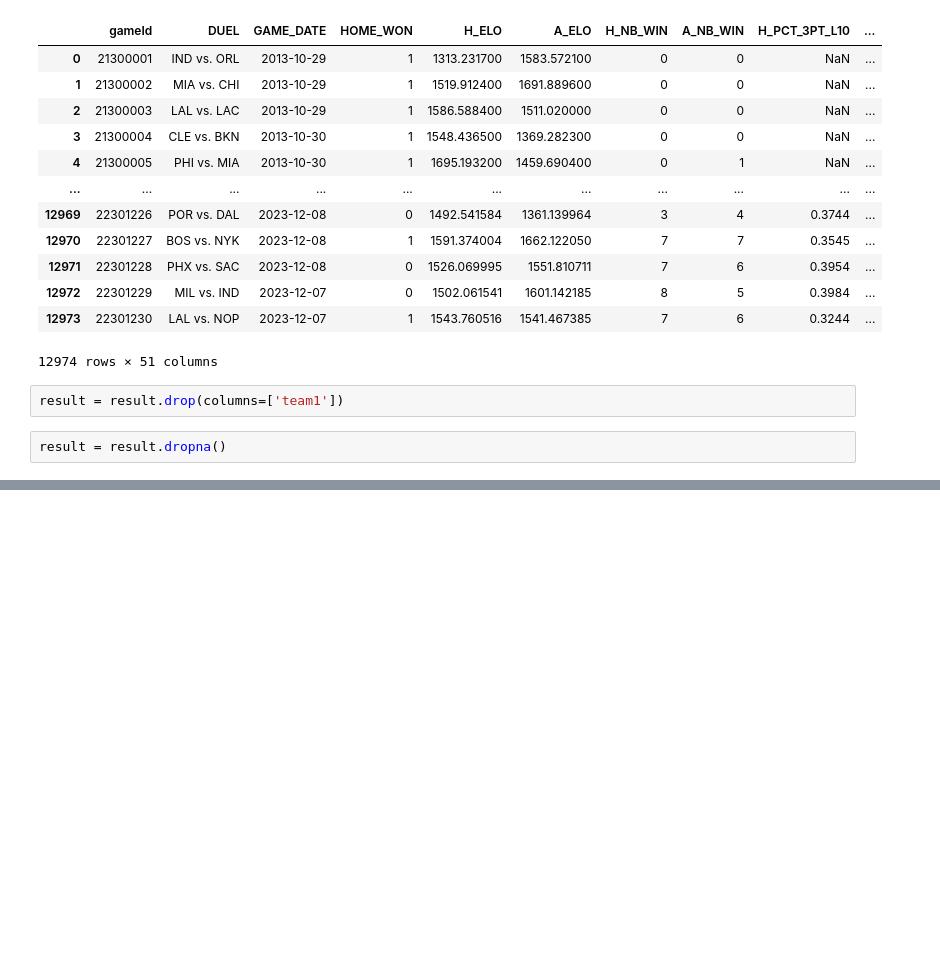
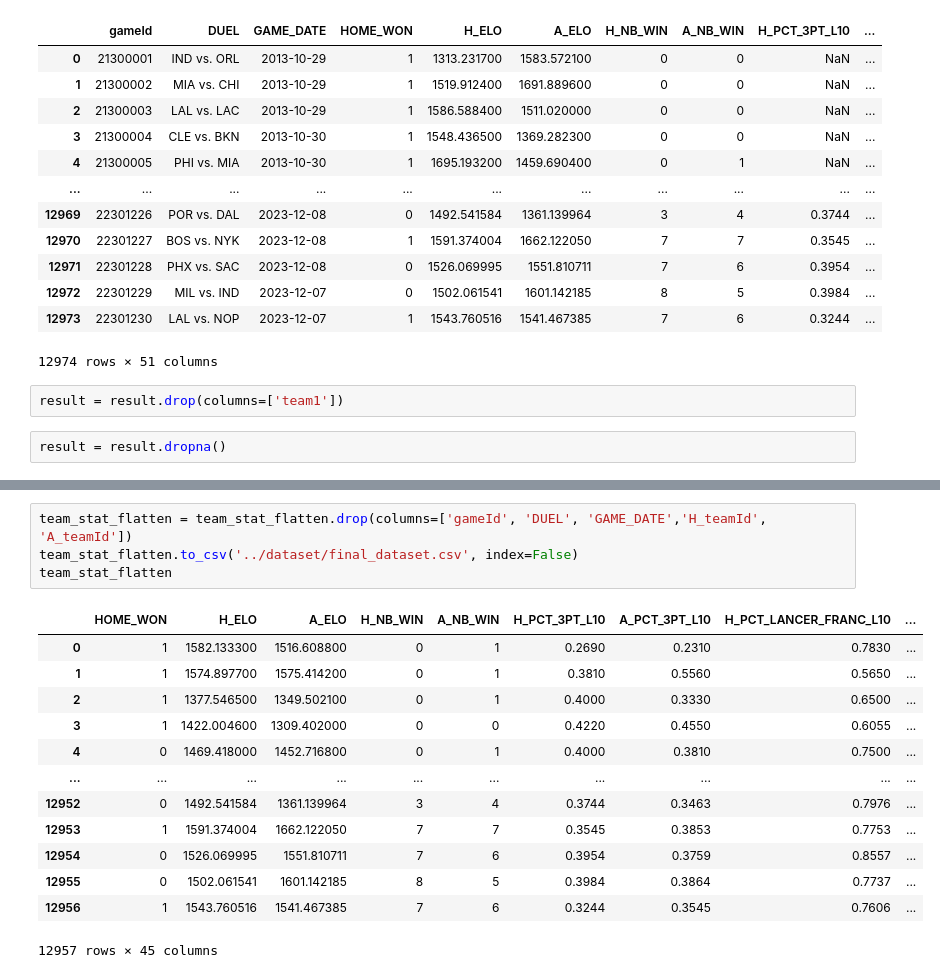
Before and after one commit to ddesangesl/PA-NBA, a Jupyter notebook: src/flat_dataset.ipynb, the cells around one changed output, grey strips where cells are left out. Saved outputs shown, nothing was run; the diff lists cells and outputs as text; blank space fills up the shorter version.

```diff
--- a/src/flat_dataset.ipynb
+++ b/src/flat_dataset.ipynb
@@ -261,0 +281,18 @@ result.to_csv('../dataset/team_stat_flatten.csv', index=False)
+# %%
+team_stat_flatten = team_stat_flatten.drop(columns=['gameId', 'DUEL', 'GAME_DATE','H_teamId', 'A_teamId'])
+team_stat_flatten.to_csv('../dataset/final_dataset.csv', index=False)
+team_stat_flatten
+# %% [output]
+|  | HOME_WON | H_ELO | A_ELO | H_NB_WIN | A_NB_WIN | H_PCT_3PT_L10 | A_PCT_3PT_L10 | H_PCT_LANCER_FRANC_L10 | ... |
+| 0 | 1 | 1582.133300 | 1516.608800 | 0 | 1 | 0.2690 | 0.2310 | 0.7830 | ... |
+| 1 | 1 | 1574.897700 | 1575.414200 | 0 | 1 | 0.3810 | 0.5560 | 0.5650 | ... |
+| 2 | 1 | 1377.546500 | 1349.502100 | 0 | 1 | 0.4000 | 0.3330 | 0.6500 | ... |
+| 3 | 1 | 1422.004600 | 1309.402000 | 0 | 0 | 0.4220 | 0.4550 | 0.6055 | ... |
+| 4 | 0 | 1469.418000 | 1452.716800 | 0 | 1 | 0.4000 | 0.3810 | 0.7500 | ... |
+| ... | ... | ... | ... | ... | ... | ... | ... | ... | ... |
+| 12952 | 0 | 1492.541584 | 1361.139964 | 3 | 4 | 0.3744 | 0.3463 | 0.7976 | ... |
+| 12953 | 1 | 1591.374004 | 1662.122050 | 7 | 7 | 0.3545 | 0.3853 | 0.7753 | ... |
+| 12954 | 0 | 1526.069995 | 1551.810711 | 7 | 6 | 0.3954 | 0.3759 | 0.8557 | ... |
+| 12955 | 0 | 1502.061541 | 1601.142185 | 8 | 5 | 0.3984 | 0.3864 | 0.7737 | ... |
+| 12956 | 1 | 1543.760516 | 1541.467385 | 7 | 6 | 0.3244 | 0.3545 | 0.7606 | ... |
+12957 rows × 45 columns
```
Also changed, not shown: parts of 3 cells of this notebook, 2 other files.
